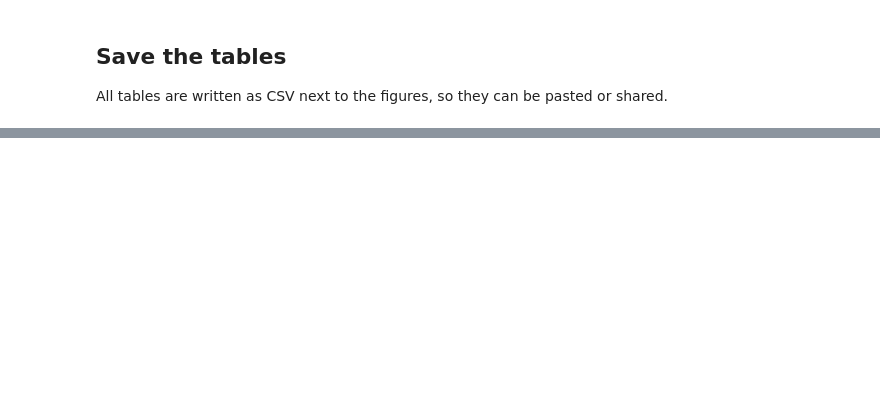
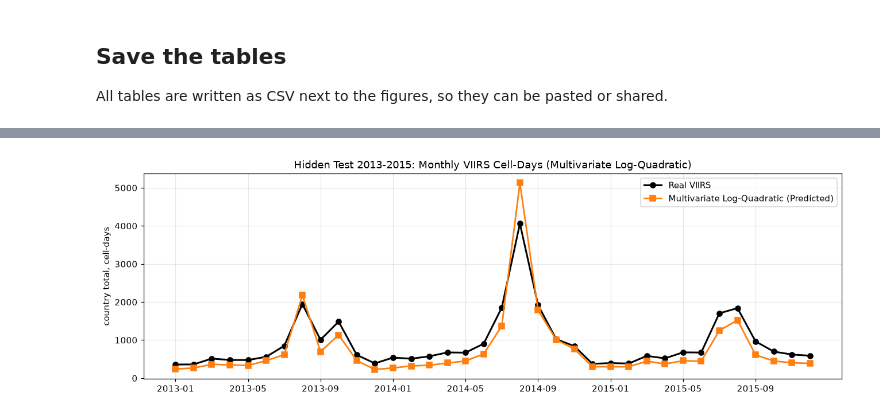
Before and after one commit to BEramZZZ/space-apps-fire, a Jupyter notebook: notebooks/harmonization_experiments_algeria.ipynb, the cells around one changed output, grey strips where cells are left out. Saved outputs shown, nothing was run; the diff lists cells and outputs as text; code cells hidden in the pictures; blank space fills up the shorter version.

```diff
--- a/notebooks/harmonization_experiments_algeria.ipynb
+++ b/notebooks/harmonization_experiments_algeria.ipynb
@@ -629,0 +869,87 @@ print("total time:", round((time.time() - T0) / 60, 1), "minutes")
+# %%
+import numpy as np
+import pandas as pd
+import matplotlib.pyplot as plt
+from sklearn.pipeline import make_pipeline
+from sklearn.preprocessing import PolynomialFeatures, StandardScaler
+from sklearn.linear_model import RidgeCV
+
+# 1. Build the 0.5-degree block-month table (Scenario S1: type 0, outages removed) directly from D
+def build_block_months(D_dict, drop_outages=True):
+    frames = {}
+    for kind in ["modis", "viirs"]:
+        df = D_dict[kind]
+        # Keep nominal/high confidence and type 0 (vegetation fires)
+        sub = df[df["conf_ok"] & (df["type"] == 0)]
+        if drop_outages:
+            sub = sub[~sub["ym"].isin(YOUR_OUTAGE_MONTHS)]
+
+        # Deduplicate to 0.01-degree cell-days, then count per 0.5-degree block-month
+        celldays = sub.drop_duplicates(["cy", "cx", "date"])
+        bm = (
+            celldays.groupby(["by", "bx", "ym", "year", "month"])
+            .size()
+            .rename(f"{kind}_celldays")
+        )
+        frames[kind] = bm
+
+    # Combine MODIS and VIIRS block-month counts
+    block_df = pd.concat([frames["modis"], frames["viirs"]], axis=1).fillna(0).reset_index()
+    return block_df
+
+block_df = build_block_months(D, drop_outages=True)
+
+# 2. Split into Training (2016-2021), Hidden Test (2013-2015), and Hindcast (2000-2012)
+train_df = block_df[(block_df["year"] >= 2016) & (block_df["year"] <= 2021)].copy()
+test_df = block_df[(block_df["year"] >= 2013) & (block_df["year"] <= 2015)].copy()
+hindcast_df = block_df[(block_df["year"] >= 2000) & (block_df["year"] <= 2012)].copy()
+
+# 3. Feature builder: log(1 + MODIS) + cyclical month + block latitude/longitude
+def make_poly_features(df_sub):
+    log_modis = np.log1p(df_sub["modis_celldays"].values)
+    sin_m = np.sin(2 * np.pi * df_sub["month"].values / 12.0)
+    cos_m = np.cos(2 * np.pi * df_sub["month"].values / 12.0)
+    by = df_sub["by"].values.astype(float)
+    bx = df_sub["bx"].values.astype(float)
+    return np.column_stack([log_modis, sin_m, cos_m, by, bx])
+
+# 4. Fit Degree-2 Log-Polynomial Ridge Regression on 2016-2021
+poly_model = make_pipeline(
+    StandardScaler(),
+    PolynomialFeatures(degree=2, include_bias=False),
+    RidgeCV(alphas=np.logspace(-2, 3, 25))
+)
+
+X_train = make_poly_features(train_df)
+y_train = np.log1p(train_df["viirs_celldays"].values)
+poly_model.fit(X_train, y_train)
+
+# 5. Predict on Hidden Test (2013-2015) and correct log-transformation bias
+test_pred_raw = np.clip(np.expm1(poly_model.predict(make_poly_features(test_df))), 0, None)
+train_pred_raw = np.clip(np.expm1(poly_model.predict(X_train)), 0, None)
+
+# Smearing / ratio factor so total predicted matches total observed in-sample
+scale_factor = train_df["viirs_celldays"].sum() / train_pred_raw.sum()
+test_df["pred_viirs"] = test_pred_raw * scale_factor
+
+# 6. Aggregate to country-monthly totals and compute S1 metrics
+monthly_test = test_df.groupby("ym")[["viirs_celldays", "pred_viirs"]].sum()
+monthly_err_pct = 100 * (monthly_test["pred_viirs"] - monthly_test["viirs_celldays"]).abs() / monthly_test["viirs_celldays"]
+median_monthly_error = monthly_err_pct.median()
+total_bias_pct = 100 * (monthly_test["pred_viirs"].sum() - monthly_test["viirs_celldays"].sum()) / monthly_test["viirs_celldays"].sum()
+
+print(f"Multivariate Log-Quadratic Ridge (Hidden Test 2013-2015):")
+print(f"  Median monthly error: {median_monthly_error:.1f}%")
+print(f"  Total bias:           {total_bias_pct:+.1f}%")
+
+# 7. Plot Hidden Test (2013-2015) Real vs. Predicted VIIRS
+plt.figure(figsize=(12, 4))
+plt.plot(monthly_test.index, monthly_test["viirs_celldays"], "k-o", lw=2, label="Real VIIRS")
+plt.plot(monthly_test.index, monthly_test["pred_viirs"], "tab:orange", marker="s", lw=1.8, label="Multivariate Log-Quadratic (Predicted)")
+plt.xticks(monthly_test.index[::4], rotation=0)
+plt.ylabel("country total, cell-days")
+plt.title("Hidden Test 2013-2015: Monthly VIIRS Cell-Days (Multivariate Log-Quadratic)")
+plt.legend()
+plt.tight_layout()
+plt.show()
+# %% [output]
@@ -629,0 +959 @@ print("total time:", round((time.time() - T0) / 60, 1), "minutes")
+[figure, added]
```
Also changed, not shown: parts of 23 cells of this notebook, 26 other files.
